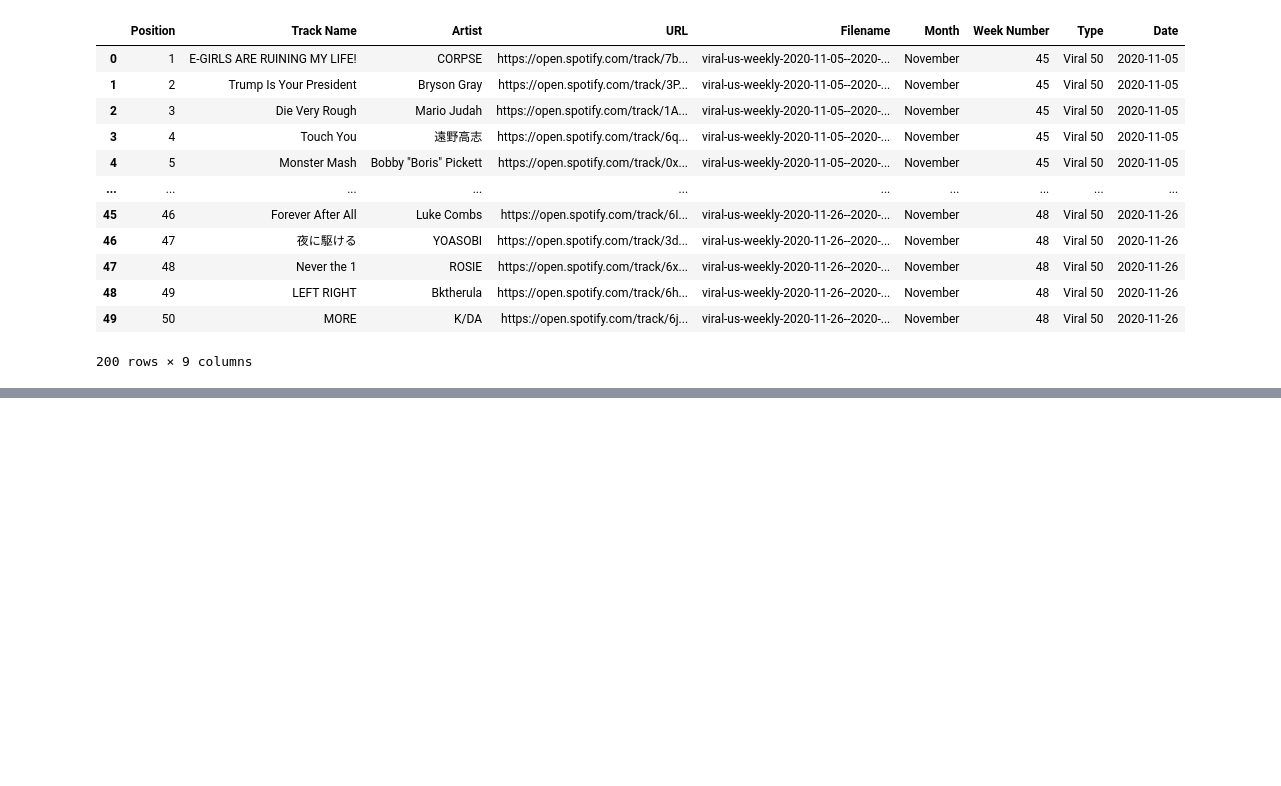
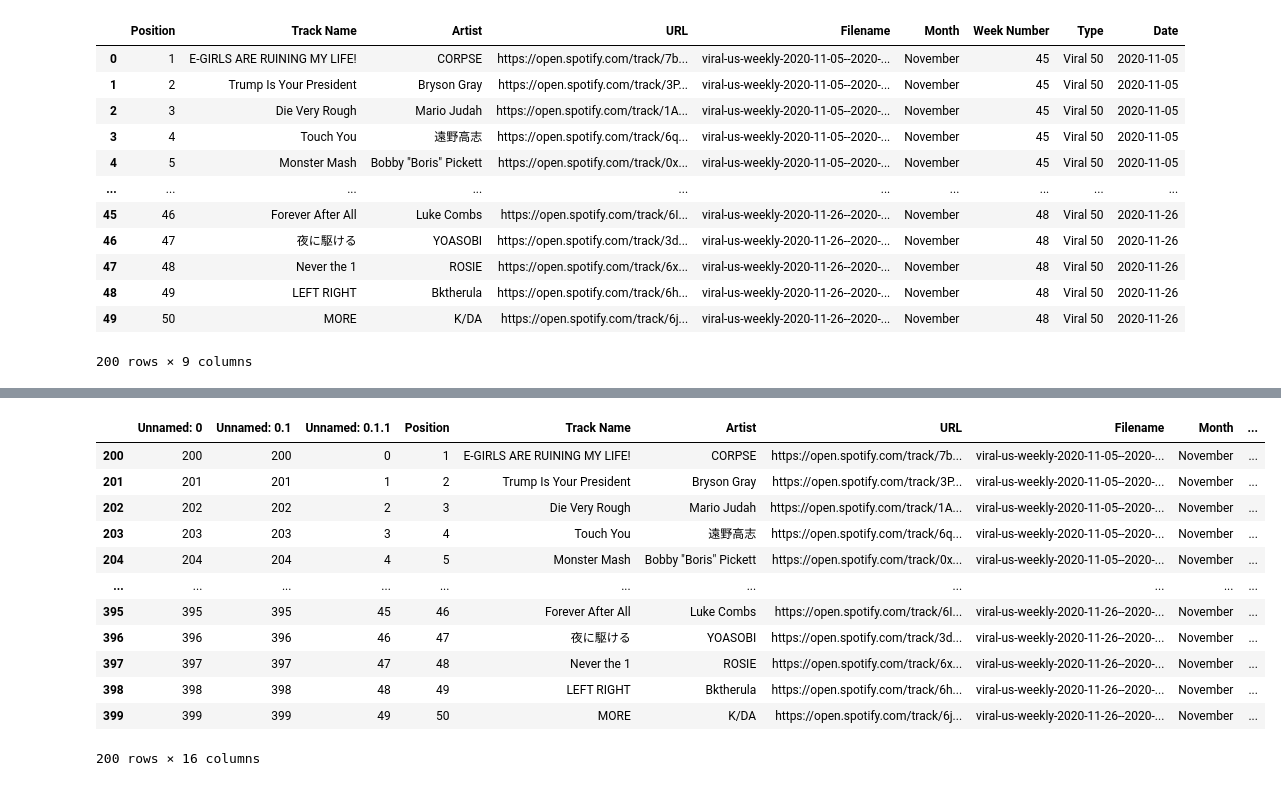
Before and after one commit to Teablee/project-one, a Jupyter notebook: sep_nov_data collection.ipynb, the cells around one changed output, grey strips where cells are left out. Saved outputs shown, nothing was run; the diff lists cells and outputs as text; code cells hidden in the pictures; blank space fills up the shorter version.

```diff
--- a/sep_nov_data collection.ipynb
+++ b/sep_nov_data collection.ipynb
@@ -392,0 +440,11 @@ sep_nov_top200_df.to_csv("sept_nov_top200_final.csv")
+# %%
+# Check if there are blank genres for top200 dataset
+sep_nov_top200_df.count()
+
+# Fill blanks with unspecified
+sep_nov_top200_df['Genre 1'].fillna('unspecified', inplace=True)
+sep_nov_top200_df['Genre 2'].fillna('unspecified', inplace=True)
+sep_nov_top200_df['Genre 3'].fillna('unspecified', inplace=True)
+
+# check counts to make sure all are the same length
+sep_nov_top200_df.count()
@@ -392,0 +474,37 @@ sep_nov_top200_df.to_csv("sept_nov_top200_final.csv")
+# %%
+# Filter for only SEPTEMBER
+
+# SEPTEMBER TOP 200
+sep_top200 = sep_nov_top200_df.loc[sep_nov_top200_df['Month'] == "September", :]
+
+sep_top200
+# SEPTEMBER VIRAL
+sep_viral = sep_nov_viral_df.loc[sep_nov_viral_df['Month'] == "September", :]
+
+sep_viral
+
+# Filter for only NOVEMBER
+
+# NOVEMBER TOP 200
+nov_top200 = sep_nov_top200_df.loc[sep_nov_top200_df['Month'] == "November", :]
+
+nov_top200
+
+# NOVEMBER VIRAL
+nov_viral = sep_nov_viral_df.loc[sep_nov_viral_df['Month'] == "November", :]
+
+nov_viral
+# %% [output]
+|  | Unnamed: 0 | Unnamed: 0.1 | Unnamed: 0.1.1 | Position | Track Name | Artist | URL | Filename | Month | ... |
+| 200 | 200 | 200 | 0 | 1 | E-GIRLS ARE RUINING MY LIFE! | CORPSE | https://open.spotify.com/track/7b... | viral-us-weekly-2020-11-05--2020-... | November | ... |
+| 201 | 201 | 201 | 1 | 2 | Trump Is Your President | Bryson Gray | https://open.spotify.com/track/3P... | viral-us-weekly-2020-11-05--2020-... | November | ... |
+| 202 | 202 | 202 | 2 | 3 | Die Very Rough | Mario Judah | https://open.spotify.com/track/1A... | viral-us-weekly-2020-11-05--2020-... | November | ... |
+| 203 | 203 | 203 | 3 | 4 | Touch You | 遠野高志 | https://open.spotify.com/track/6q... | viral-us-weekly-2020-11-05--2020-... | November | ... |
+| 204 | 204 | 204 | 4 | 5 | Monster Mash | Bobby "Boris" Pickett | https://open.spotify.com/track/0x... | viral-us-weekly-2020-11-05--2020-... | November | ... |
+| ... | ... | ... | ... | ... | ... | ... | ... | ... | ... | ... |
+| 395 | 395 | 395 | 45 | 46 | Forever After All | Luke Combs | https://open.spotify.com/track/6I... | viral-us-weekly-2020-11-26--2020-... | November | ... |
+| 396 | 396 | 396 | 46 | 47 | 夜に駆ける | YOASOBI | https://open.spotify.com/track/3d... | viral-us-weekly-2020-11-26--2020-... | November | ... |
+| 397 | 397 | 397 | 47 | 48 | Never the 1 | ROSIE | https://open.spotify.com/track/6x... | viral-us-weekly-2020-11-26--2020-... | November | ... |
+| 398 | 398 | 398 | 48 | 49 | LEFT RIGHT | Bktherula | https://open.spotify.com/track/6h... | viral-us-weekly-2020-11-26--2020-... | November | ... |
+| 399 | 399 | 399 | 49 | 50 | MORE | K/DA | https://open.spotify.com/track/6j... | viral-us-weekly-2020-11-26--2020-... | November | ... |
+200 rows × 16 columns
```
Also changed, not shown: parts of 4 cells of this notebook.
